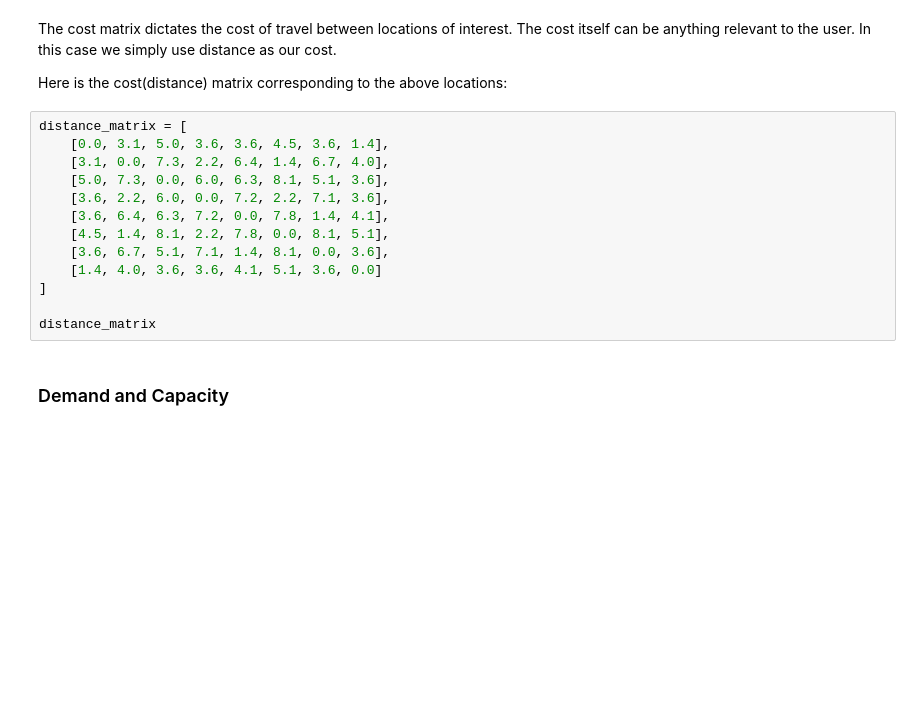
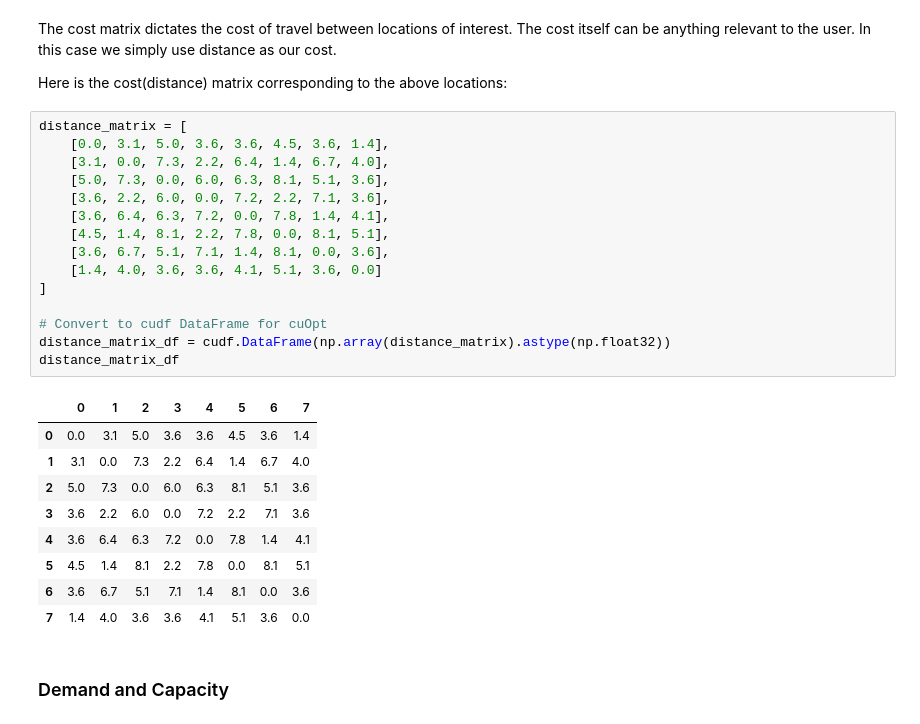
Before and after one commit to NVIDIA/cuopt-examples, a Jupyter notebook: last_mile_delivery/cvrp_daily_deliveries.ipynb, the cells around one changed output. Cells and saved outputs as stored; diff of their text form; blank space fills up the shorter version.

```diff
--- a/last_mile_delivery/cvrp_daily_deliveries.ipynb
+++ b/last_mile_delivery/cvrp_daily_deliveries.ipynb
@@ -44,16 +47,28 @@ Here is the cost(distance) matrix corresponding to the above locations:
 # %%
 distance_matrix = [
     [0.0, 3.1, 5.0, 3.6, 3.6, 4.5, 3.6, 1.4],
     [3.1, 0.0, 7.3, 2.2, 6.4, 1.4, 6.7, 4.0],
     [5.0, 7.3, 0.0, 6.0, 6.3, 8.1, 5.1, 3.6],
     [3.6, 2.2, 6.0, 0.0, 7.2, 2.2, 7.1, 3.6],
     [3.6, 6.4, 6.3, 7.2, 0.0, 7.8, 1.4, 4.1],
     [4.5, 1.4, 8.1, 2.2, 7.8, 0.0, 8.1, 5.1],
     [3.6, 6.7, 5.1, 7.1, 1.4, 8.1, 0.0, 3.6],
     [1.4, 4.0, 3.6, 3.6, 4.1, 5.1, 3.6, 0.0]
 ]
 
-distance_matrix
+# Convert to cudf DataFrame for cuOpt
+distance_matrix_df = cudf.DataFrame(np.array(distance_matrix).astype(np.float32))
+distance_matrix_df
+# %% [output]
+|  | 0 | 1 | 2 | 3 | 4 | 5 | 6 | 7 |
+| 0 | 0.0 | 3.1 | 5.0 | 3.6 | 3.6 | 4.5 | 3.6 | 1.4 |
+| 1 | 3.1 | 0.0 | 7.3 | 2.2 | 6.4 | 1.4 | 6.7 | 4.0 |
+| 2 | 5.0 | 7.3 | 0.0 | 6.0 | 6.3 | 8.1 | 5.1 | 3.6 |
+| 3 | 3.6 | 2.2 | 6.0 | 0.0 | 7.2 | 2.2 | 7.1 | 3.6 |
+| 4 | 3.6 | 6.4 | 6.3 | 7.2 | 0.0 | 7.8 | 1.4 | 4.1 |
+| 5 | 4.5 | 1.4 | 8.1 | 2.2 | 7.8 | 0.0 | 8.1 | 5.1 |
+| 6 | 3.6 | 6.7 | 5.1 | 7.1 | 1.4 | 8.1 | 0.0 | 3.6 |
+| 7 | 1.4 | 4.0 | 3.6 | 3.6 | 4.1 | 5.1 | 3.6 | 0.0 |
 # %% [markdown]
  ### Demand and Capacity
 # %% [markdown]
```
Also changed, not shown: parts of 19 cells of this notebook, 1 other file.
